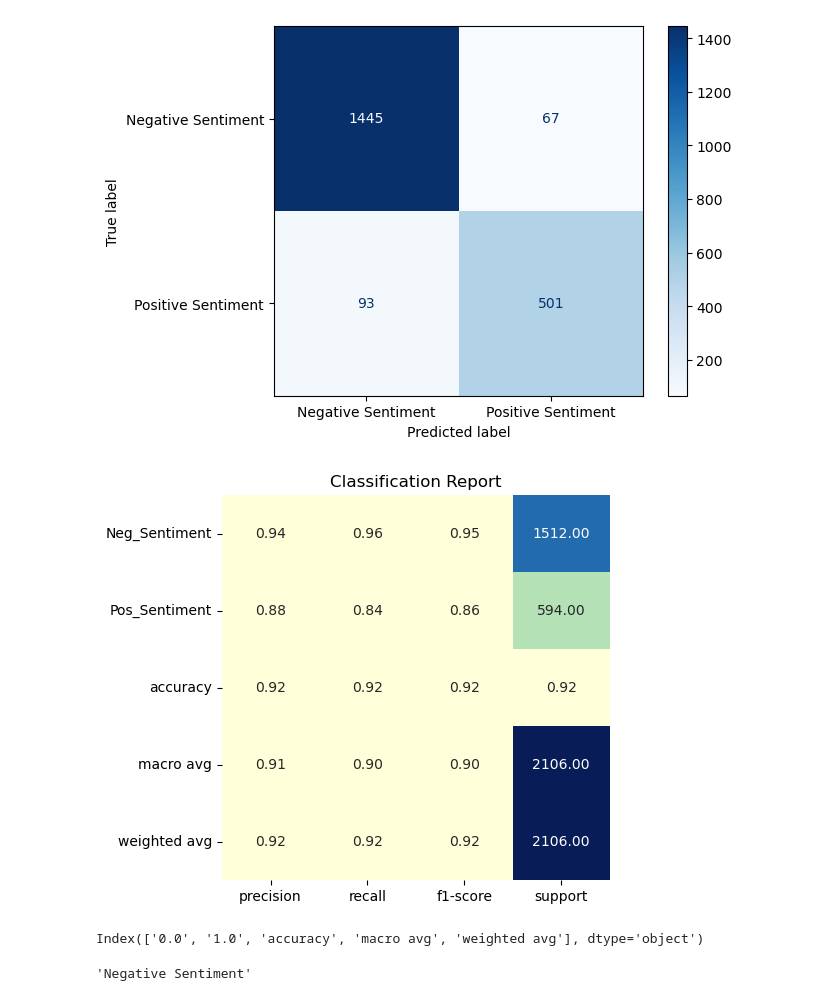
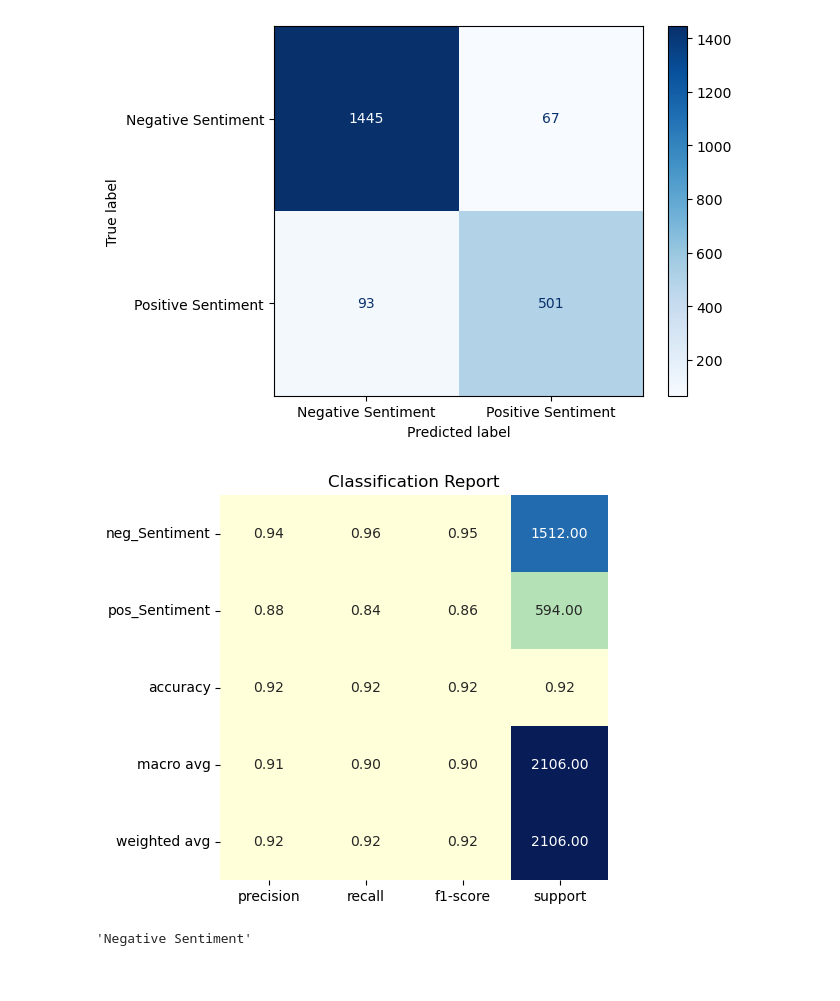
Before and after one commit to 9more/test_repo, a Jupyter notebook: a-sentiment_analysis/amazon_review.ipynb, the cells around one changed output. Drawn from its saved outputs; the diff is of its cells as text; code cells hidden in the pictures.

```diff
--- a/a-sentiment_analysis/amazon_review.ipynb
+++ b/a-sentiment_analysis/amazon_review.ipynb
@@ -158,18 +158,14 @@ plt.show()
 # %%
 output=classification_report(y_pred, ytest ,output_dict=True )
 to_frame=pd.DataFrame(output).transpose()
-to_frame.index=['Neg_Sentiment', 'Pos_Sentiment', 'accuracy', 'macro avg', 'weighted avg']
+to_frame.index=['neg_Sentiment', 'pos_Sentiment', 'accuracy', 'macro avg', 'weighted avg']
 plt.figure(figsize=(5,5))
 sns.heatmap(to_frame,annot=True,
             cmap='YlGnBu',fmt='.2f',cbar=False)
 plt.title('Classification Report')
 plt.show()
 # %% [output]
-[figure, old version]
+[figure, new version]
-# %%
-to_frame.index
-# %% [output]
-Index(['0.0', '1.0', 'accuracy', 'macro avg', 'weighted avg'], dtype='object')
 # %%
 y=lambda x: 'Postive Sentiment' if mod.predict(x)==1.0 else 'Negative Sentiment'
 # %%
```
